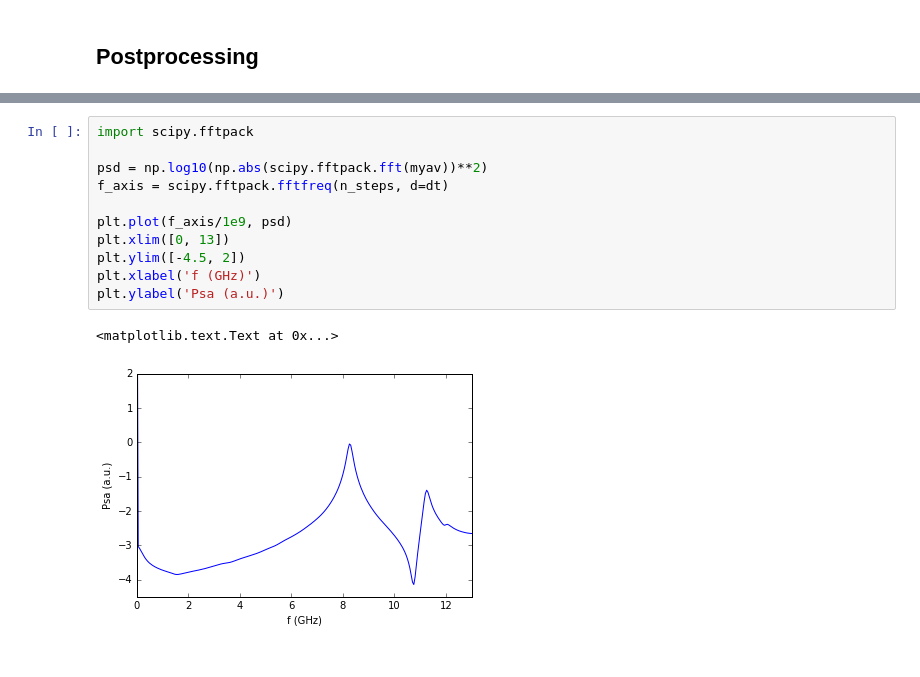
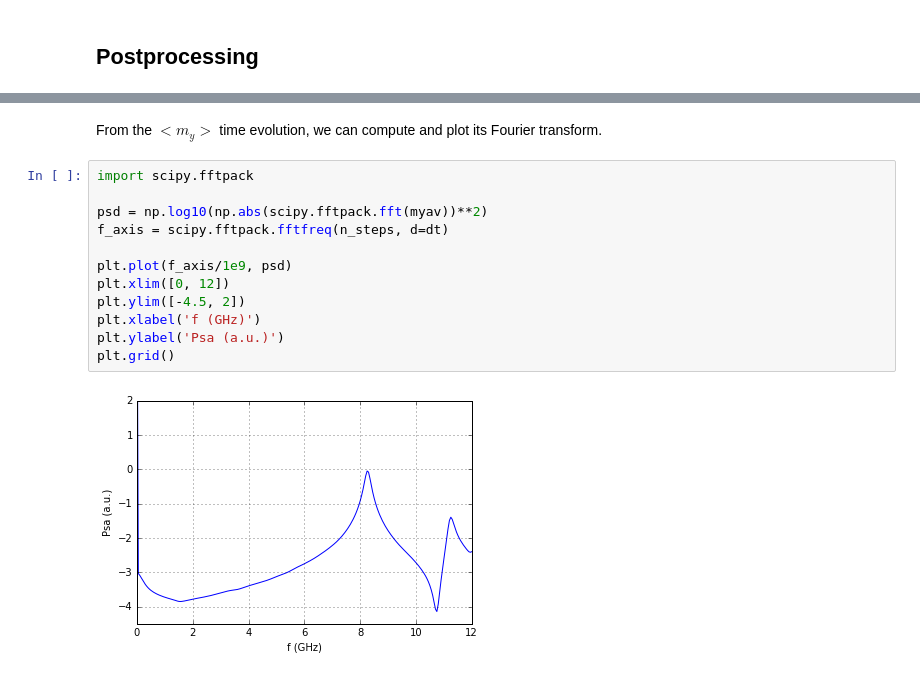
Before and after one commit to fangohr/oommf-python, a Jupyter notebook: new/notebooks/fmr_standard_problem.ipynb, the cells around one changed output, grey strips where cells are left out. Drawn from its saved outputs; the diff is of its cells as text.

```diff
--- a/new/notebooks/fmr_standard_problem.ipynb
+++ b/new/notebooks/fmr_standard_problem.ipynb
@@ -114,14 +160,16 @@ plt.grid()
+# %% [markdown]
+From the $<m_{y}>$ time evolution, we can compute and plot its Fourier transform.
 # %%
 import scipy.fftpack
 
 psd = np.log10(np.abs(scipy.fftpack.fft(myav))**2)
 f_axis = scipy.fftpack.fftfreq(n_steps, d=dt)
 
 plt.plot(f_axis/1e9, psd)
-plt.xlim([0, 13])
+plt.xlim([0, 12])
 plt.ylim([-4.5, 2])
 plt.xlabel('f (GHz)')
 plt.ylabel('Psa (a.u.)')
+plt.grid()
 # %% [output]
-<matplotlib.text.Text at 0x...>
-[figure, old version]
+[figure, new version]
```
Also changed, not shown: parts of 32 cells of this notebook.
